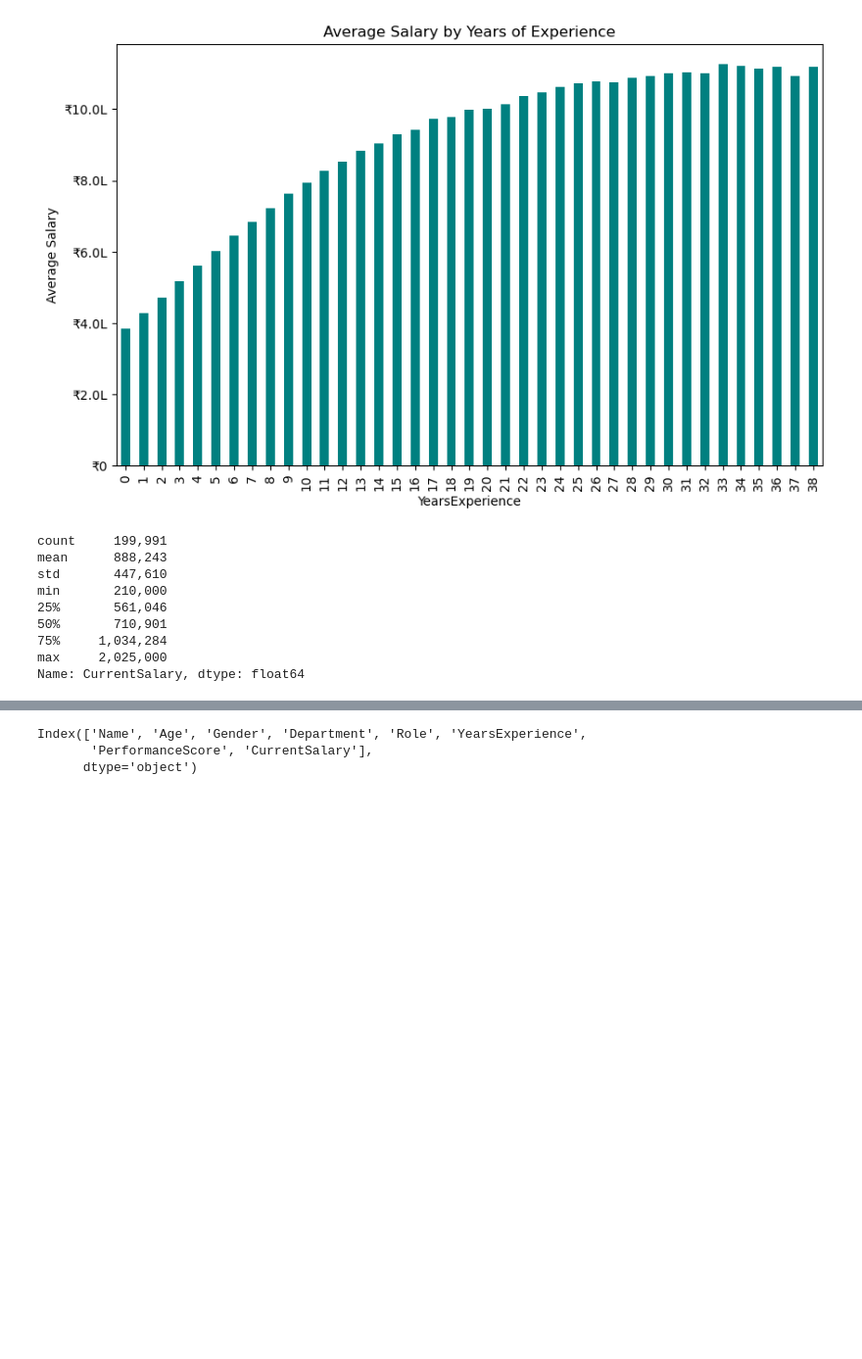
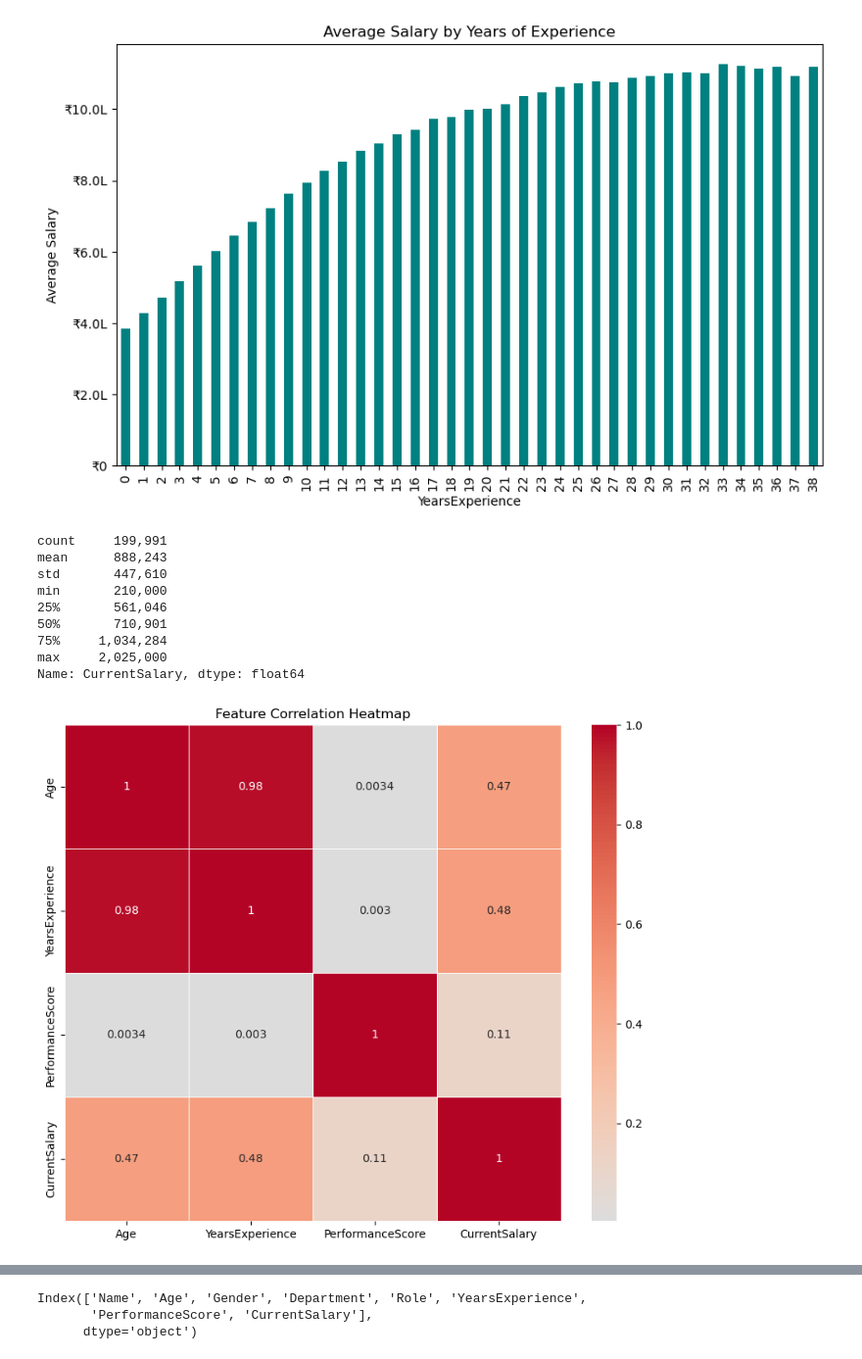
Before and after one commit to kbis0/Salary-Prediction, a Jupyter notebook: Analysis.ipynb, the cells around one changed output, grey strips where cells are left out. Shown: that part at 98% size. Saved outputs shown, nothing was run; the diff lists cells and outputs as text; code cells hidden in the pictures; blank space fills up the shorter version.

```diff
--- a/Analysis.ipynb
+++ b/Analysis.ipynb
@@ -222,3 +242,16 @@ min       210,000
 75%     1,034,284
 max     2,025,000
 Name: CurrentSalary, dtype: float64
+# %%
+import seaborn as sns
+
+# Create correlation heatmap for numerical features
+plt.figure(figsize=(10, 8))
+correlation_data = data[['Age', 'YearsExperience', 'PerformanceScore', 'CurrentSalary']].corr()
+sns.heatmap(correlation_data, annot=True, cmap='coolwarm', center=0,
+            square=True, linewidths=0.5)
+plt.title('Feature Correlation Heatmap')
+plt.savefig("screenshots/correlation_heatmap.png", dpi=300, bbox_inches='tight')
+plt.show()
+# %% [output]
+[figure, added]
```
Also changed, not shown: parts of 13 cells of this notebook, 8 other files.
